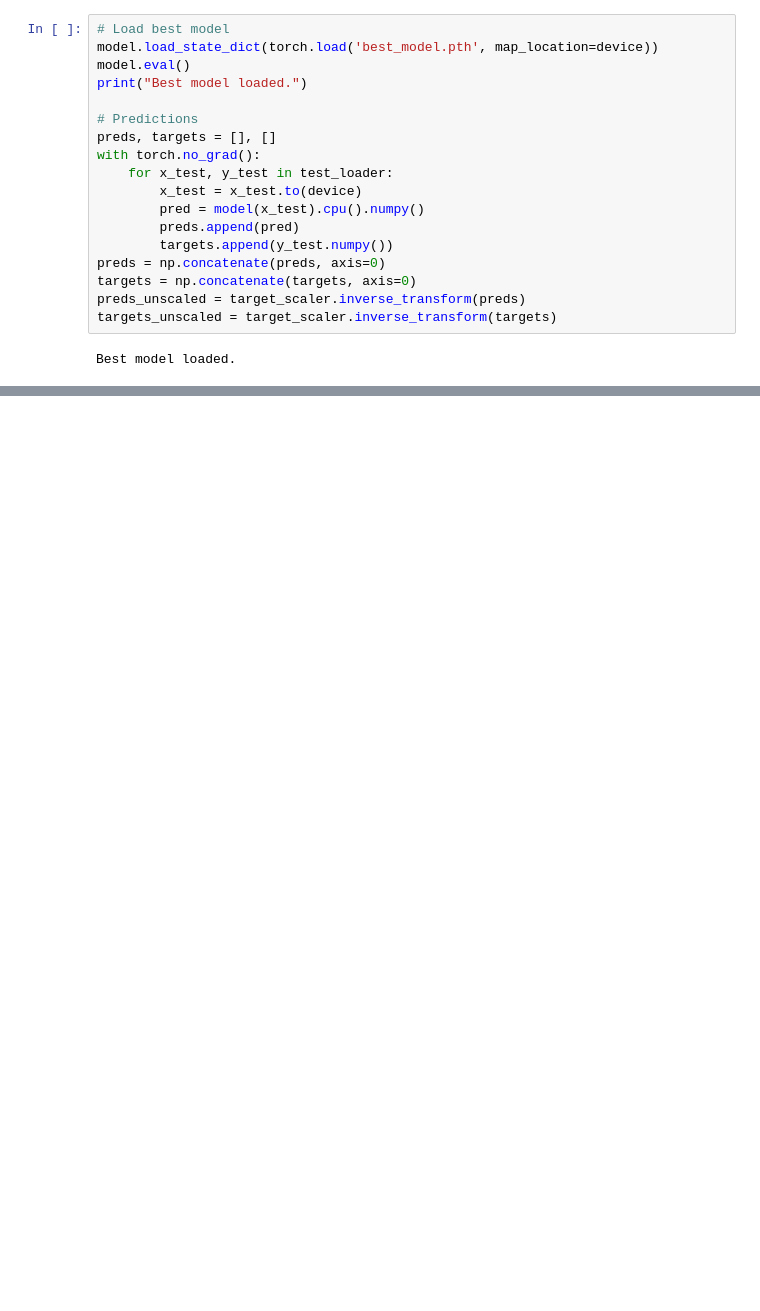
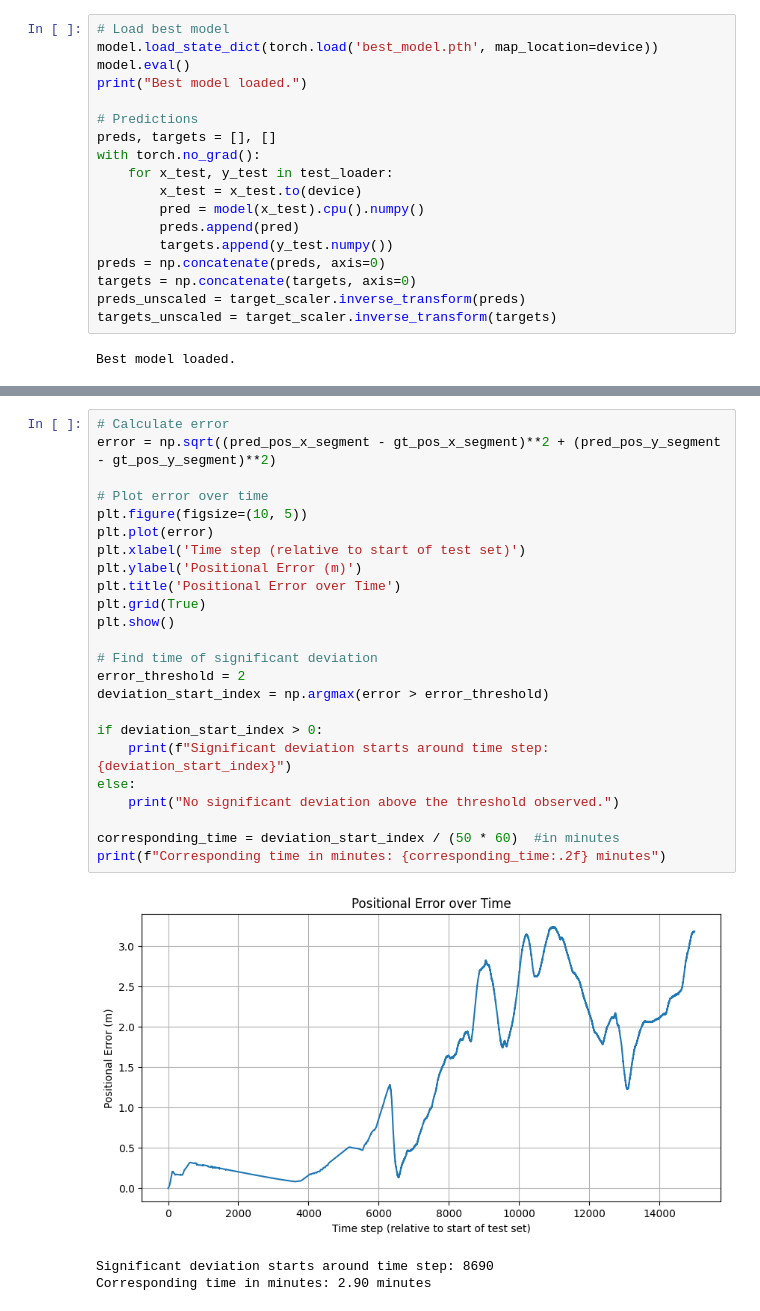
Before and after one commit to rabya321/ML, a Jupyter notebook: trajectory.ipynb, the cells around one changed output, grey strips where cells are left out. Drawn from its saved outputs; the diff is of its cells as text; blank space fills up the shorter version.

```diff
--- a/trajectory.ipynb
+++ b/trajectory.ipynb
@@ -277,3 +359,31 @@ R²  : 0.8939
+# %%
+# Calculate error
+error = np.sqrt((pred_pos_x_segment - gt_pos_x_segment)**2 + (pred_pos_y_segment - gt_pos_y_segment)**2)
+
+# Plot error over time
+plt.figure(figsize=(10, 5))
+plt.plot(error)
+plt.xlabel('Time step (relative to start of test set)')
+plt.ylabel('Positional Error (m)')
+plt.title('Positional Error over Time')
+plt.grid(True)
+plt.show()
+
+# Find time of significant deviation
+error_threshold = 2
+deviation_start_index = np.argmax(error > error_threshold)
+
+if deviation_start_index > 0:
+    print(f"Significant deviation starts around time step: {deviation_start_index}")
+else:
+    print("No significant deviation above the threshold observed.")
+
+corresponding_time = deviation_start_index / (50 * 60)  #in minutes
+print(f"Corresponding time in minutes: {corresponding_time:.2f} minutes")
+# %% [output]
+[figure, added]
+Significant deviation starts around time step: 8690
+Corresponding time in minutes: 2.90 minutes
 # %%
 # Trajectory reconstruction
 yaw = df['ins_yaw'].values[seq_len + train_size + val_size : seq_len + train_size + val_size + len(preds_unscaled)]
```
Also changed, not shown: parts of 10 cells of this notebook.
